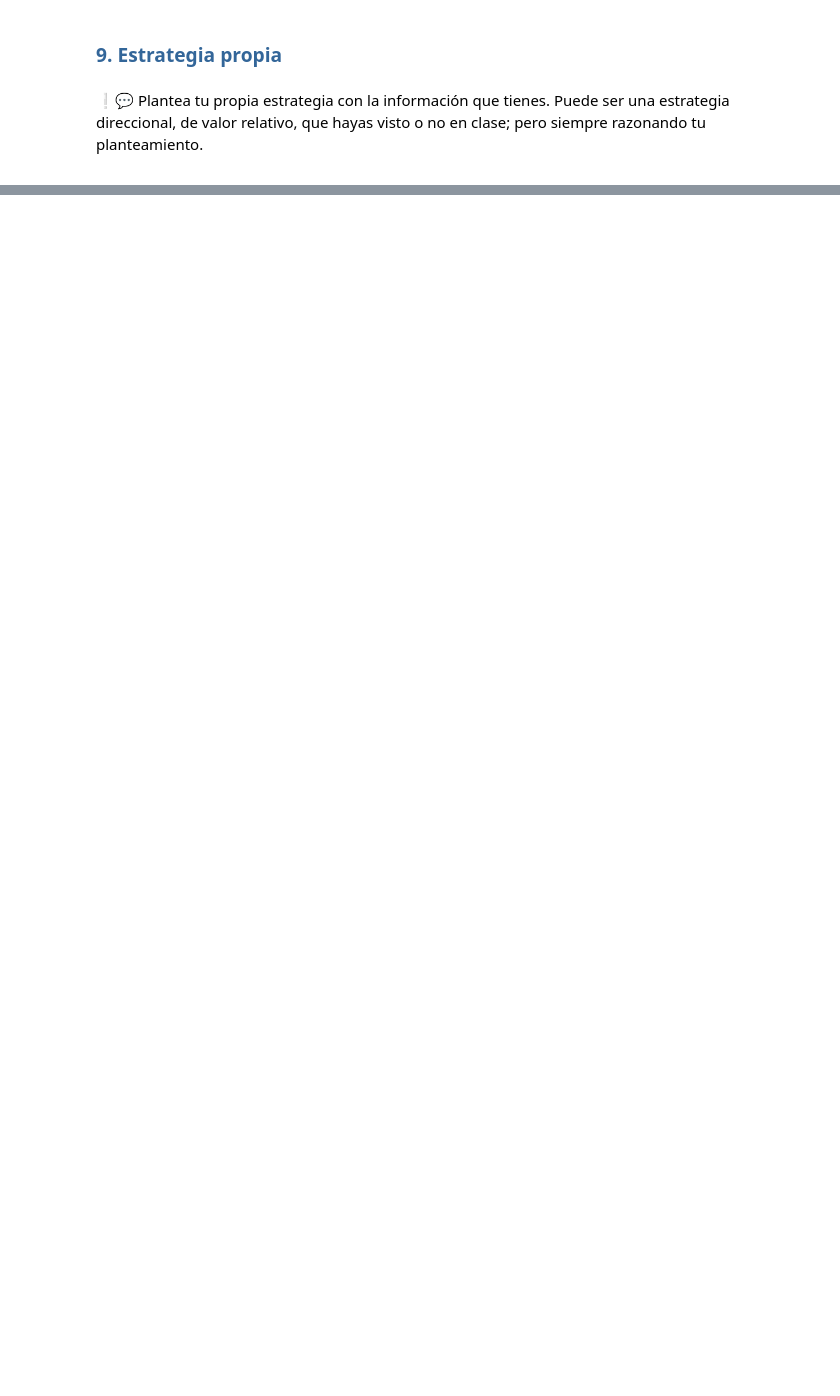
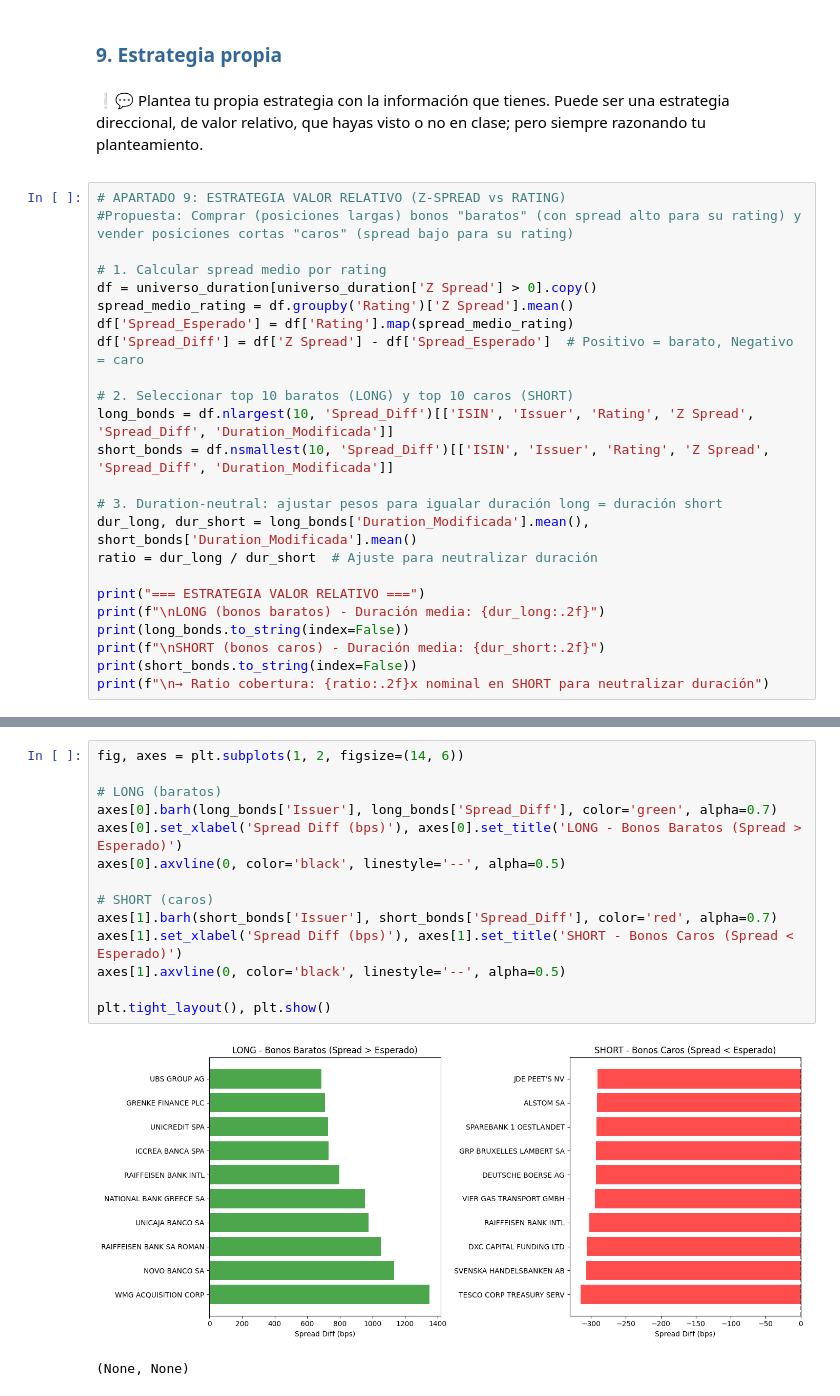
Before and after one commit to Juanjod54/MIAX_TB2.1, a Jupyter notebook: src/TallerRF_AnálisisCartera_Enunciado.ipynb, the cells around one changed output, grey strips where cells are left out. Drawn from its saved outputs; the diff is of its cells as text; blank space fills up the shorter version.

Commit message:
casi todo completado. Estrategia: con el z-spread y el inndice crediticio

```diff
--- a/src/TallerRF_AnálisisCartera_Enunciado.ipynb
+++ b/src/TallerRF_AnálisisCartera_Enunciado.ipynb
@@ -1115,3 +1184,27 @@ Investiga sobre estos instrumentos antes de tomar la decisión. Razona tu elecci
 ❕💬 Plantea tu propia estrategia con la información que tienes. Puede ser una estrategia direccional, de valor relativo, que hayas visto o no en clase; pero siempre razonando tu planteamiento.
 
 </div>
+# %%
+# APARTADO 9: ESTRATEGIA VALOR RELATIVO (Z-SPREAD vs RATING)
+#Propuesta: Comprar (posiciones largas) bonos "baratos" (con spread alto para su rating) y vender posiciones cortas "caros" (spread bajo para su rating)
+
+# 1. Calcular spread medio por rating
+df = universo_duration[universo_duration['Z Spread'] > 0].copy()
+spread_medio_rating = df.groupby('Rating')['Z Spread'].mean()
+df['Spread_Esperado'] = df['Rating'].map(spread_medio_rating)
+df['Spread_Diff'] = df['Z Spread'] - df['Spread_Esperado']  # Positivo = barato, Negativo = caro
+
+# 2. Seleccionar top 10 baratos (LONG) y top 10 caros (SHORT)
+long_bonds = df.nlargest(10, 'Spread_Diff')[['ISIN', 'Issuer', 'Rating', 'Z Spread', 'Spread_Diff', 'Duration_Modificada']]
+short_bonds = df.nsmallest(10, 'Spread_Diff')[['ISIN', 'Issuer', 'Rating', 'Z Spread', 'Spread_Diff', 'Duration_Modificada']]
+
+# 3. Duration-neutral: ajustar pesos para igualar duración long = duración short
+dur_long, dur_short = long_bonds['Duration_Modificada'].mean(), short_bonds['Duration_Modificada'].mean()
+ratio = dur_long / dur_short  # Ajuste para neutralizar duración
+
+print("=== ESTRATEGIA VALOR RELATIVO ===")
+print(f"\nLONG (bonos baratos) - Duración media: {dur_long:.2f}")
+print(long_bonds.to_string(index=False))
+print(f"\nSHORT (bonos caros) - Duración media: {dur_short:.2f}")
+print(short_bonds.to_string(index=False))
+print(f"\n→ Ratio cobertura: {ratio:.2f}x nominal en SHORT para neutralizar duración")
@@ -1117,0 +1254,17 @@ Investiga sobre estos instrumentos antes de tomar la decisión. Razona tu elecci
+# %%
+fig, axes = plt.subplots(1, 2, figsize=(14, 6))
+
+# LONG (baratos)
+axes[0].barh(long_bonds['Issuer'], long_bonds['Spread_Diff'], color='green', alpha=0.7)
+axes[0].set_xlabel('Spread Diff (bps)'), axes[0].set_title('LONG - Bonos Baratos (Spread > Esperado)')
+axes[0].axvline(0, color='black', linestyle='--', alpha=0.5)
+
+# SHORT (caros)
+axes[1].barh(short_bonds['Issuer'], short_bonds['Spread_Diff'], color='red', alpha=0.7)
+axes[1].set_xlabel('Spread Diff (bps)'), axes[1].set_title('SHORT - Bonos Caros (Spread < Esperado)')
+axes[1].axvline(0, color='black', linestyle='--', alpha=0.5)
+
+plt.tight_layout(), plt.show()
+# %% [output]
+[figure, added]
+(None, None)
```
Also changed, not shown: parts of 4 cells of this notebook.
